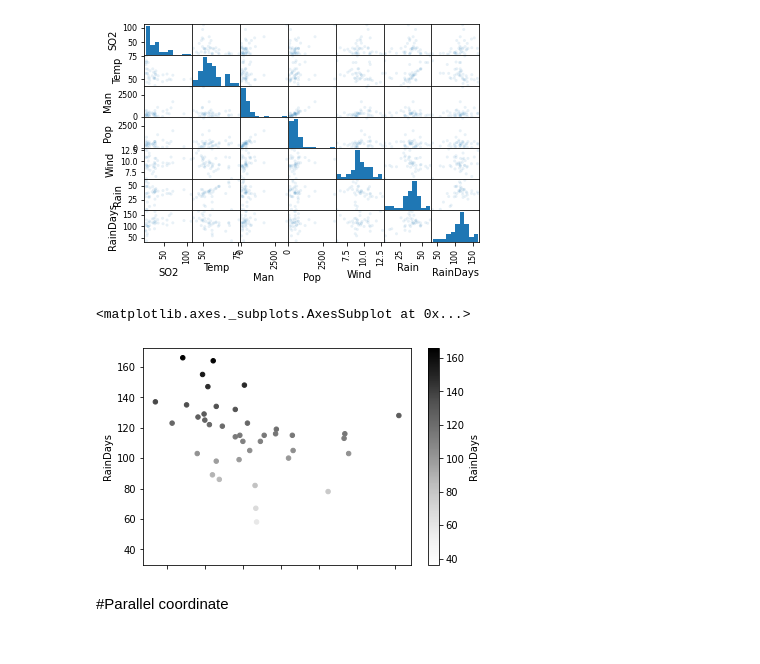
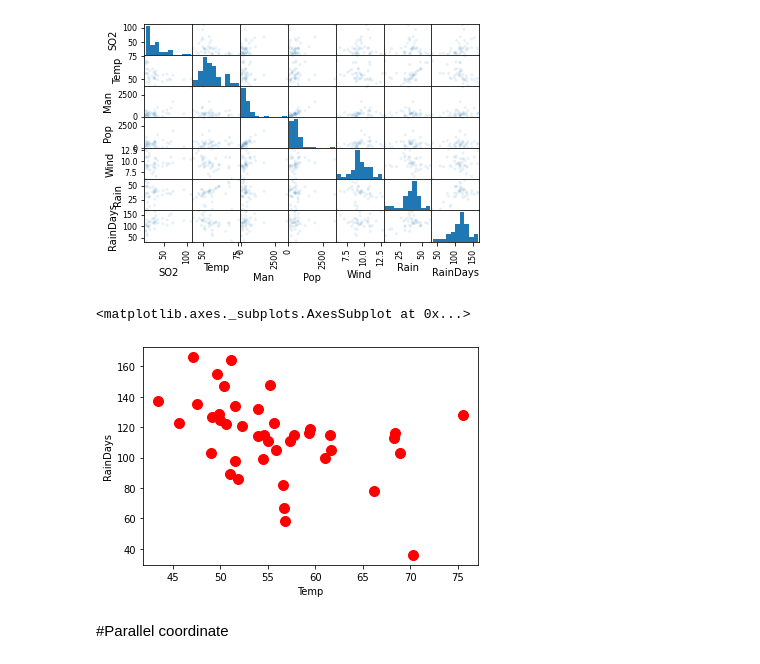
Before and after one commit to suphalaksana/Multivariate, a Jupyter notebook: Chapter2_Visualize_Multivariate_Data.ipynb, the cells around one changed output. Drawn from its saved outputs; the diff is of its cells as text; code cells hidden in the pictures.

```diff
--- a/Chapter2_Visualize_Multivariate_Data.ipynb
+++ b/Chapter2_Visualize_Multivariate_Data.ipynb
@@ -96,10 +98,10 @@ pd.plotting.scatter_matrix(pollution_data,alpha = 0.1); #ดูการกร
 # %% [output]
 [figure]
 # %%
-pollution_data.plot.scatter('Temp','RainDays', c ='RainDays')  #ยังทำไม่ทัน
+pollution_data.plot.scatter('Temp','RainDays',s=100,c='r')
 # %% [output]
 <matplotlib.axes._subplots.AxesSubplot at 0x...>
-[figure, old version]
+[figure, new version]
 # %% [markdown]
 #Parallel coordinate
 # %%
```
Also changed, not shown: parts of 2 cells of this notebook.
